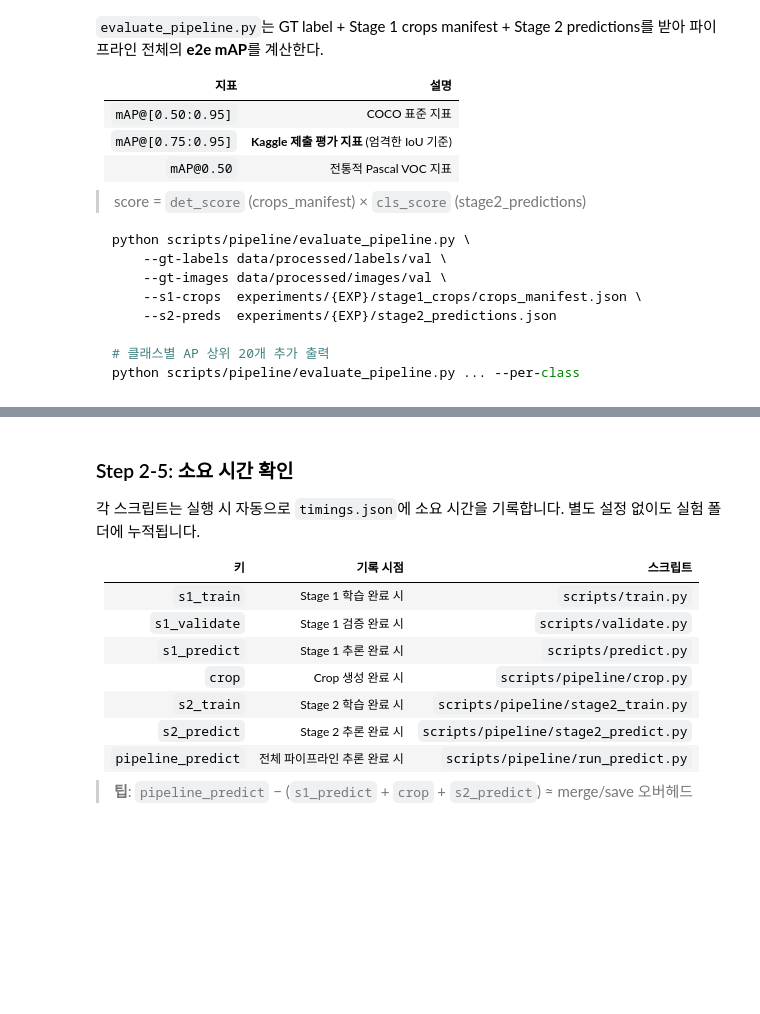
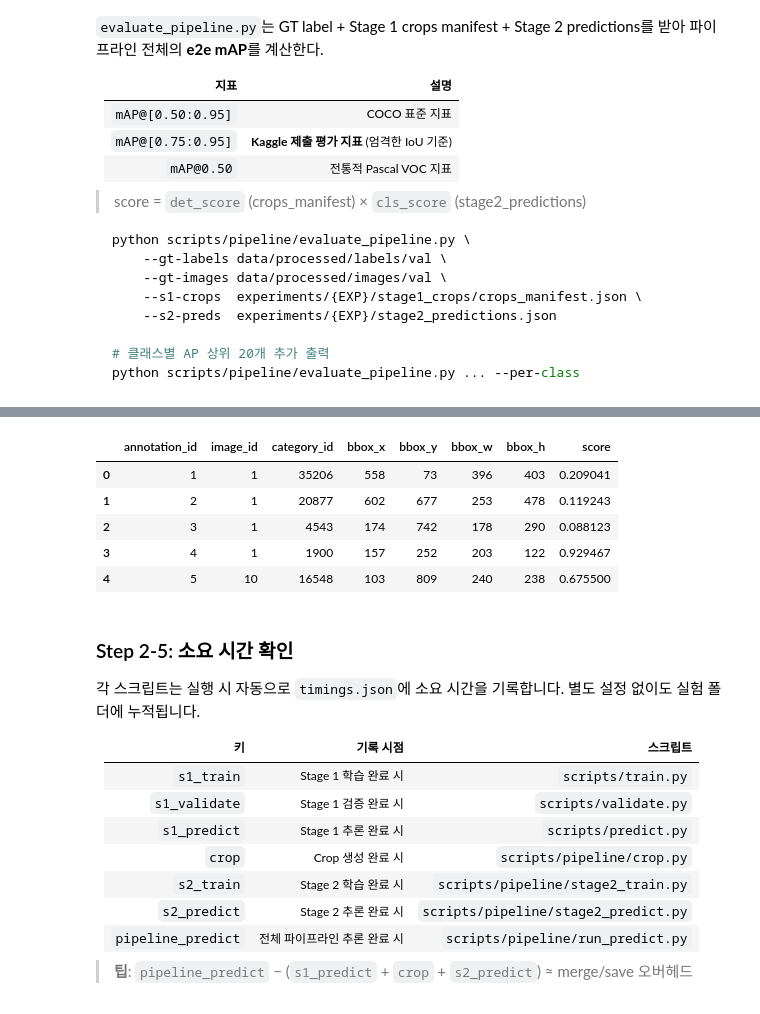
Before and after one commit to Codeit-Part2-2Team/codeit-part2-2team-project, a Jupyter notebook: notebooks/pipeline_tutorial.ipynb, the cells around one changed output, grey strips where cells are left out. Drawn from its saved outputs; the diff is of its cells as text; code cells hidden in the pictures; blank space fills up the shorter version.

Commit message:
docs: pipeline tutorial과 submission 정책 보완

```diff
--- a/notebooks/pipeline_tutorial.ipynb
+++ b/notebooks/pipeline_tutorial.ipynb
@@ -495,0 +679,90 @@ else:
+# %%
+print('\n📦 Kaggle test 제출 파일 생성...')
+print('=' * 50)
+
+TEST_IMG_DIR = Path('data/test')
+TEST_S1_PREDS = Path('data/test/s1_predictions.json')
+TEST_CROP_DIR = Path('data/test/s1_crops')
+TEST_MANIFEST = TEST_CROP_DIR / 'crops_manifest.json'
+TEST_S2_PREDS = Path('data/test/stage2_predictions.json')
+SUBMISSION_OUTPUT = Path(f'submissions/{EXP_NAME}_submission.csv')
+CLASS_MAP = Path('data/processed/kaggle_class_map.json')
+UNKNOWN_CLASS_MAP = Path('data/processed/unknown_class_map.json')
+
+required = {
+    'data/test': TEST_IMG_DIR,
+    'Stage 1 weights': Path(BEST_PT_S1),
+    'Stage 2 weights': Path(BEST_PT_S2),
+    'class map': CLASS_MAP,
+}
+missing = [name for name, path in required.items() if not path.exists()]
+if missing:
+    raise FileNotFoundError(f'필수 파일/디렉터리가 없습니다: {missing}')
+
+SUBMISSION_OUTPUT.parent.mkdir(parents=True, exist_ok=True)
+TEST_CROP_DIR.mkdir(parents=True, exist_ok=True)
+
+
+def run(cmd):
+    print('\n$', ' '.join(map(str, cmd)))
+    result = subprocess.run(cmd, capture_output=True, text=True)
+    if result.stdout:
+        print(result.stdout)
+    if result.stderr:
+        print('[stderr]', result.stderr[:500])
+    result.check_returncode()
+
+# 1) Stage 1: test 원본 이미지 -> bbox predictions
+run([
+    sys.executable, 'scripts/predict.py',
+    '--config', S1_CONFIG,
+    '--weights', BEST_PT_S1,
+    '--source', str(TEST_IMG_DIR),
+    '--output', str(TEST_S1_PREDS),
+])
+
+# 2) Stage 1 bbox -> inference crop + manifest
+run([
+    sys.executable, 'scripts/pipeline/crop.py',
+    '--predictions', str(TEST_S1_PREDS),
+    '--source', str(TEST_IMG_DIR),
+    '--output', str(TEST_CROP_DIR),
+])
+
+# 3) Stage 2: inference crop -> class predictions
+run([
+    sys.executable, 'scripts/pipeline/stage2_predict.py',
+    '--config', S2_CONFIG,
+    '--weights', BEST_PT_S2,
+    '--source', str(TEST_CROP_DIR),
+    '--output', str(TEST_S2_PREDS),
+])
+
+# 4) Submission: crop_id로 manifest와 Stage 2 prediction을 병합
+cmd = [
+    sys.executable, 'scripts/make_submission.py',
+    '--manifest', str(TEST_MANIFEST),
+    '--s2-preds', str(TEST_S2_PREDS),
+    '--class-map', str(CLASS_MAP),
+    '--output', str(SUBMISSION_OUTPUT),
+]
+if UNKNOWN_CLASS_MAP.exists():
+    cmd += ['--unknown-class-map', str(UNKNOWN_CLASS_MAP)]
+run(cmd)
+
+manifest = json.loads(TEST_MANIFEST.read_text(encoding='utf-8'))
+manifest_image_ids = {str(item['image_id']) for item in manifest}
+manifest_crop_ids = {str(item['crop_id']) for item in manifest}
+df_sub = pd.read_csv(SUBMISSION_OUTPUT)
+submission_image_ids = set(df_sub['image_id'].astype(str))
+
+unknown_image_ids = submission_image_ids - manifest_image_ids
+leaked_crop_ids = submission_image_ids & (manifest_crop_ids - manifest_image_ids)
+assert not unknown_image_ids, f'manifest 원본 image_id에 없는 제출 image_id: {sorted(unknown_image_ids)[:10]}'
+assert not leaked_crop_ids, f'crop_id가 submission image_id로 유출됨: {sorted(leaked_crop_ids)[:10]}'
+
+print(f'\n제출 파일: {SUBMISSION_OUTPUT}')
+print(f'행 수: {len(df_sub):,}')
+print(f'image_id 수: {len(submission_image_ids):,}')
+display(df_sub.head())
+# %% [output]
@@ -496,3 +786,9 @@ else:
+|  | annotation_id | image_id | category_id | bbox_x | bbox_y | bbox_w | bbox_h | score |
+| 0 | 1 | 1 | 35206 | 558 | 73 | 396 | 403 | 0.209041 |
+| 1 | 2 | 1 | 20877 | 602 | 677 | 253 | 478 | 0.119243 |
+| 2 | 3 | 1 | 4543 | 174 | 742 | 178 | 290 | 0.088123 |
+| 3 | 4 | 1 | 1900 | 157 | 252 | 203 | 122 | 0.929467 |
+| 4 | 5 | 10 | 16548 | 103 | 809 | 240 | 238 | 0.675500 |
 # %% [markdown]
 ### Step 2-5: 소요 시간 확인
 
```
Also changed, not shown: parts of 31 cells of this notebook, 3 other files.
